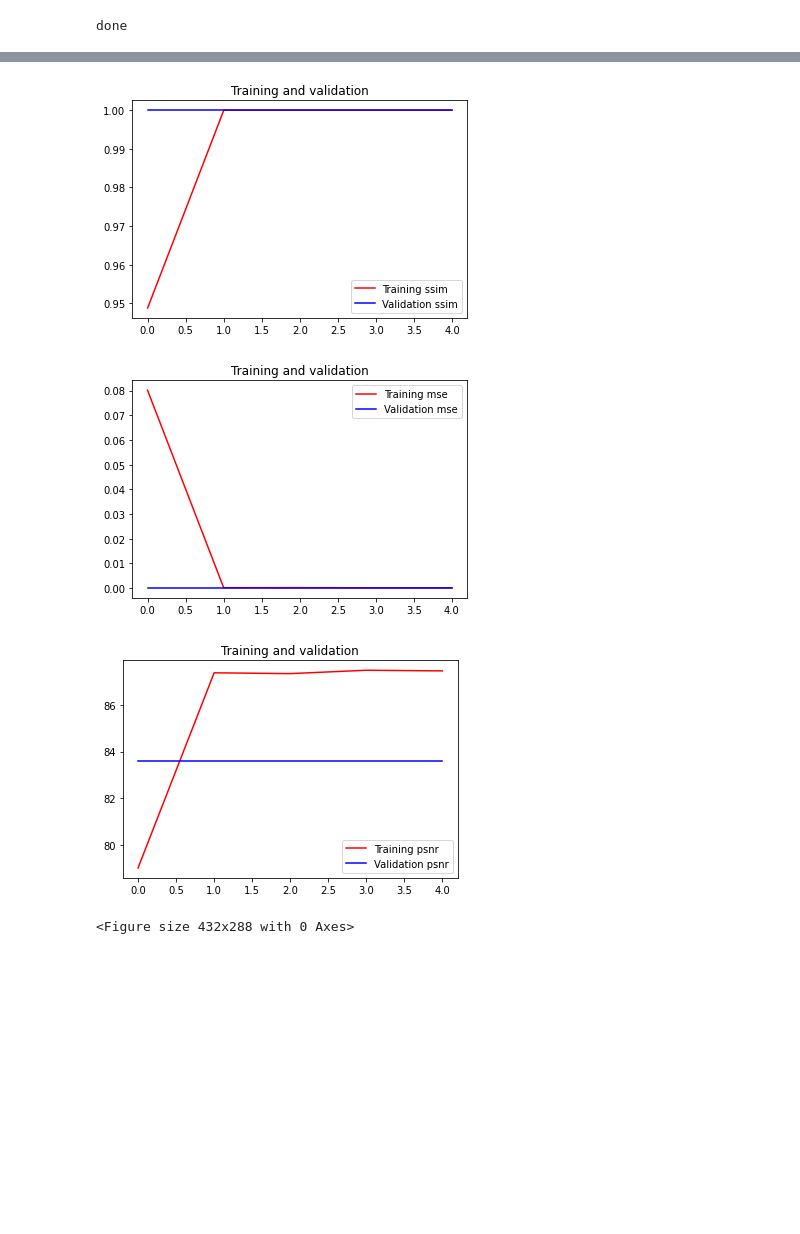
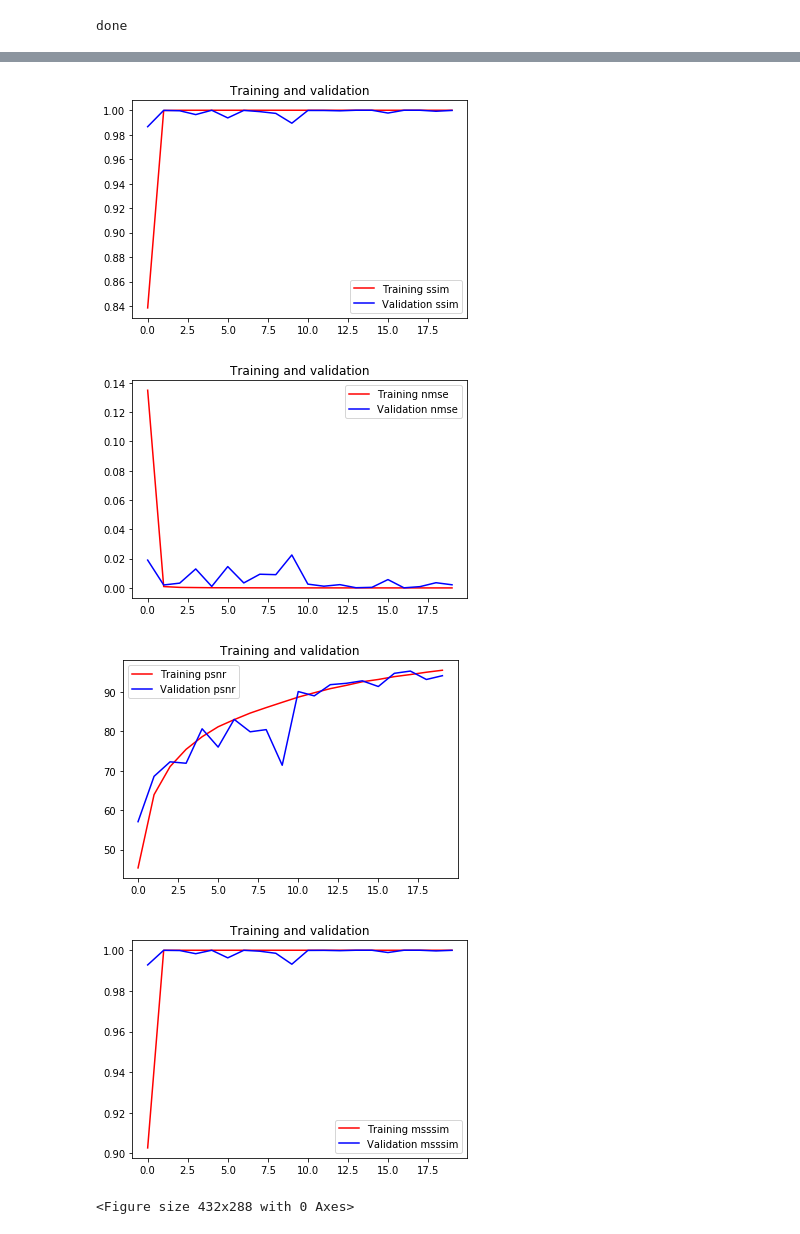
Before and after one commit to kazishuvo22/fastMRI-Reconstruction, a Jupyter notebook: Unet_train.ipynb, the cells around one changed output, grey strips where cells are left out. Cells and saved outputs as stored; diff of their text form; code cells hidden in the pictures; blank space fills up the shorter version.

```diff
--- a/Unet_train.ipynb
+++ b/Unet_train.ipynb
@@ -35,0 +33,3 @@ load_data_DIR
+# %%
+load_data_DIR = "dataset/"
+load_data_DIR
@@ -104,0 +51,7 @@ model= unet()
+# %%
+model = None
+
+def u2():
+    model = satellite_unet(input_shape=(320, 320, 1))
+    model.compile(optimizer=optimizers.Adam(lr=0.0001), loss='mae', metrics=[batch_ssim, batch_psnr, batch_msssim, batch_nmse])
+    return model
@@ -105,3 +74,4 @@ model= unet()
 # %%
+model = u2()
 model.summary()
 # %% [output]
@@ -124,4 +94,4 @@ Non-trainable params: 0
 __________________________________________________________________________________________________
 # %%
-h = model.fit(x_train, y_train, validation_split=0.1, batch_size=32, epochs=5)
+h = model.fit(x_train, y_train, validation_split=0.2, batch_size=15, epochs=20)
 # %% [output]
@@ -155,11 +132,14 @@ ssim = h.history['batch_ssim']
 val_ssim = h.history['val_batch_ssim']
 
 
-mse = h.history['batch_mse']
-val_mse = h.history['val_batch_mse']
+nmse = h.history['batch_nmse']
+val_nmse = h.history['val_batch_nmse']
 
 psnr = h.history['batch_psnr']
 val_psnr = h.history['val_batch_psnr']
+
+msssim = h.history['batch_msssim']
+val_msssim = h.history['val_batch_msssim']
 
 epochs = range(len(loss))
 
@@ -178,8 +158,8 @@ plt.legend(loc=0)
 plt.figure()
 
 
-plt.plot(epochs, mse, 'r', label='Training mse')
-plt.plot(epochs, val_mse, 'b', label='Validation mse')
+plt.plot(epochs, nmse, 'r', label='Training nmse')
+plt.plot(epochs, val_nmse, 'b', label='Validation nmse')
 plt.title('Training and validation')
 plt.legend(loc=0)
 plt.figure()
@@ -190,5 +170,11 @@ plt.title('Training and validation')
 plt.legend(loc=0)
 plt.figure()
 
+plt.plot(epochs, msssim, 'r', label='Training msssim')
+plt.plot(epochs, val_msssim, 'b', label='Validation msssim')
+plt.title('Training and validation')
+plt.legend(loc=0)
+plt.figure()
+
 plt.show()
 # %% [output]
@@ -196,4 +182,5 @@ plt.show()
-[figure, old version]
+[figure, new version]
-[figure, old version]
+[figure, new version]
-[figure, old version]
+[figure, new version]
+[figure, added]
 <Figure size 432x288 with 0 Axes>
```
Also changed, not shown: parts of 16 cells of this notebook, 9 other files.
